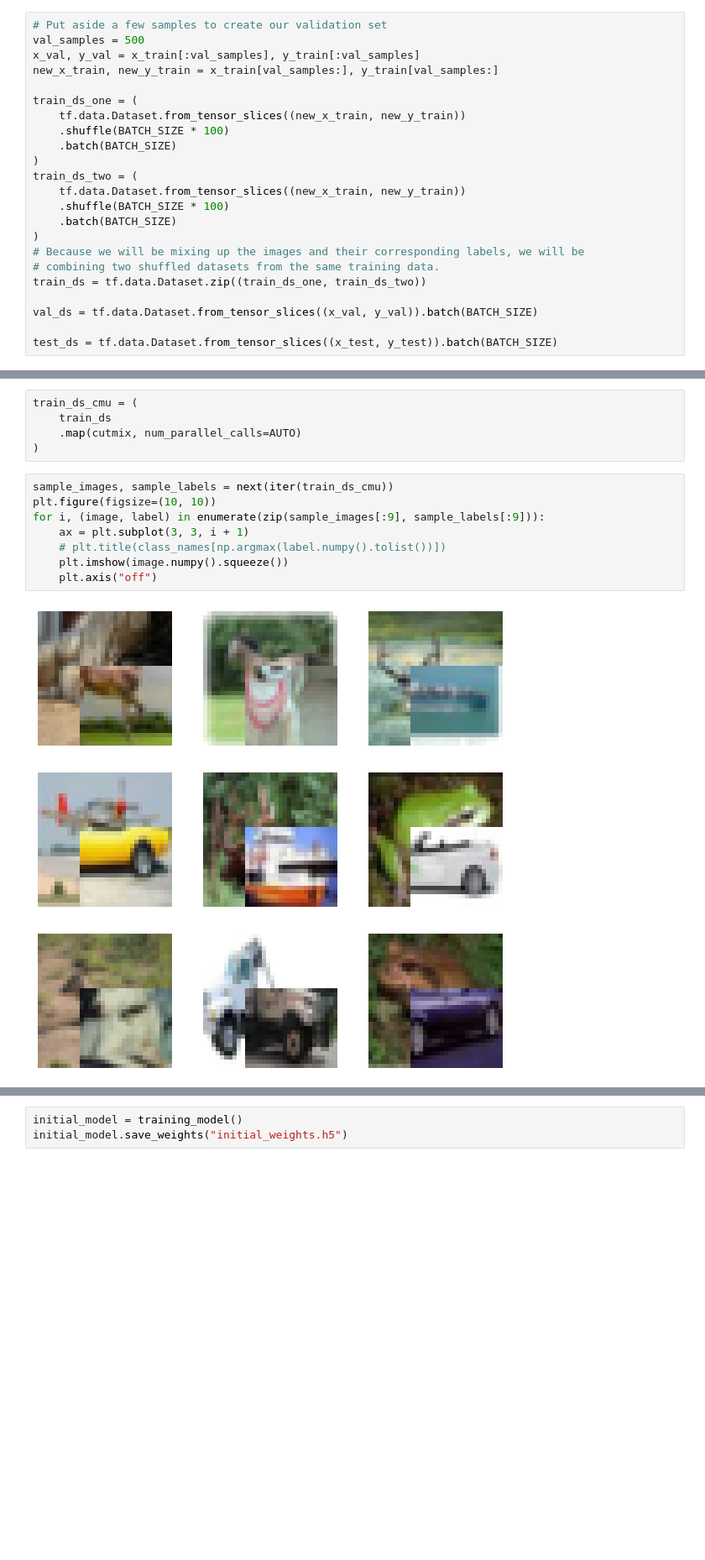
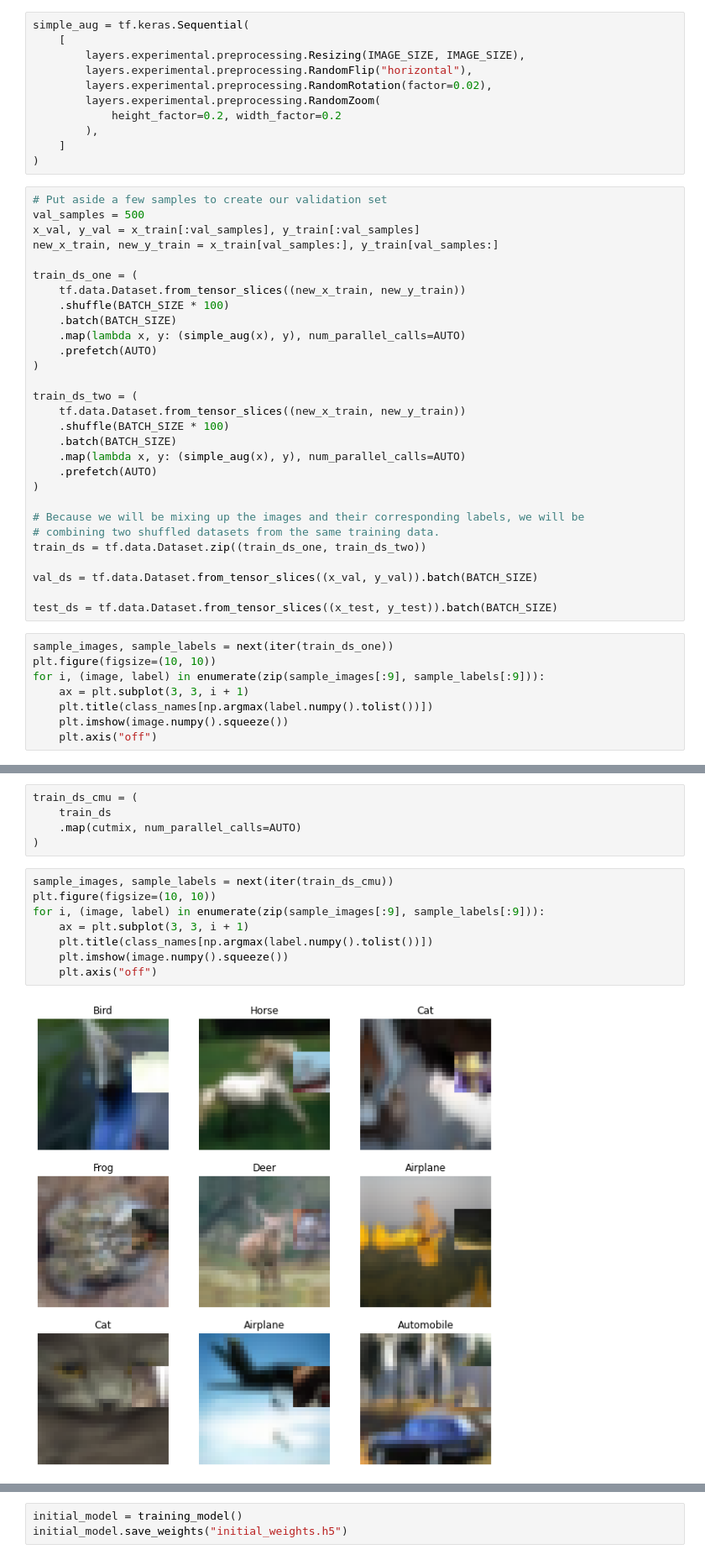
Before and after one commit to sayannath/CutMix-Augmentation-Keras, a Jupyter notebook: CutMix_Augmentation_with_Keras_CIFAR10.ipynb, the cells around one changed output, grey strips where cells are left out. Shown: that part at 84% size. Drawn from its saved outputs; the diff is of its cells as text; blank space fills up the shorter version.

Commit message:
Simple Aug Added

```diff
--- a/CutMix_Augmentation_with_Keras_CIFAR10.ipynb
+++ b/CutMix_Augmentation_with_Keras_CIFAR10.ipynb
@@ -57,6 +54,17 @@ AUTO = tf.data.AUTOTUNE
 BATCH_SIZE = 64
 EPOCHS = 5
 IMAGE_SIZE = 32
+# %%
+simple_aug = tf.keras.Sequential(
+    [
+        layers.experimental.preprocessing.Resizing(IMAGE_SIZE, IMAGE_SIZE),
+        layers.experimental.preprocessing.RandomFlip("horizontal"),
+        layers.experimental.preprocessing.RandomRotation(factor=0.02),
+        layers.experimental.preprocessing.RandomZoom(
+            height_factor=0.2, width_factor=0.2
+        ),
+    ]
+)
 # %%
 # Put aside a few samples to create our validation set
 val_samples = 500
@@ -67,12 +75,18 @@ train_ds_one = (
     tf.data.Dataset.from_tensor_slices((new_x_train, new_y_train))
     .shuffle(BATCH_SIZE * 100)
     .batch(BATCH_SIZE)
+    .map(lambda x, y: (simple_aug(x), y), num_parallel_calls=AUTO)
+    .prefetch(AUTO)
 )
+
 train_ds_two = (
     tf.data.Dataset.from_tensor_slices((new_x_train, new_y_train))
     .shuffle(BATCH_SIZE * 100)
     .batch(BATCH_SIZE)
+    .map(lambda x, y: (simple_aug(x), y), num_parallel_calls=AUTO)
+    .prefetch(AUTO)
 )
+
 # Because we will be mixing up the images and their corresponding labels, we will be
 # combining two shuffled datasets from the same training data.
 train_ds = tf.data.Dataset.zip((train_ds_one, train_ds_two))
@@ -80,3 +94,11 @@ train_ds = tf.data.Dataset.zip((train_ds_one, train_ds_two))
 val_ds = tf.data.Dataset.from_tensor_slices((x_val, y_val)).batch(BATCH_SIZE)
 
 test_ds = tf.data.Dataset.from_tensor_slices((x_test, y_test)).batch(BATCH_SIZE)
+# %%
+sample_images, sample_labels = next(iter(train_ds_one))
+plt.figure(figsize=(10, 10))
+for i, (image, label) in enumerate(zip(sample_images[:9], sample_labels[:9])):
+    ax = plt.subplot(3, 3, i + 1)
+    plt.title(class_names[np.argmax(label.numpy().tolist())])
+    plt.imshow(image.numpy().squeeze())
+    plt.axis("off")
@@ -155,13 +179,13 @@ train_ds_cmu = (
 # %%
 sample_images, sample_labels = next(iter(train_ds_cmu))
 plt.figure(figsize=(10, 10))
 for i, (image, label) in enumerate(zip(sample_images[:9], sample_labels[:9])):
     ax = plt.subplot(3, 3, i + 1)
-    # plt.title(class_names[np.argmax(label.numpy().tolist())])
+    plt.title(class_names[np.argmax(label.numpy().tolist())])
     plt.imshow(image.numpy().squeeze())
     plt.axis("off")
 # %% [output]
-[figure, old version]
+[figure, new version]
 # %%
 def training_model():
     model = tf.keras.Sequential(
```
Also changed, not shown: parts of 5 cells of this notebook.
